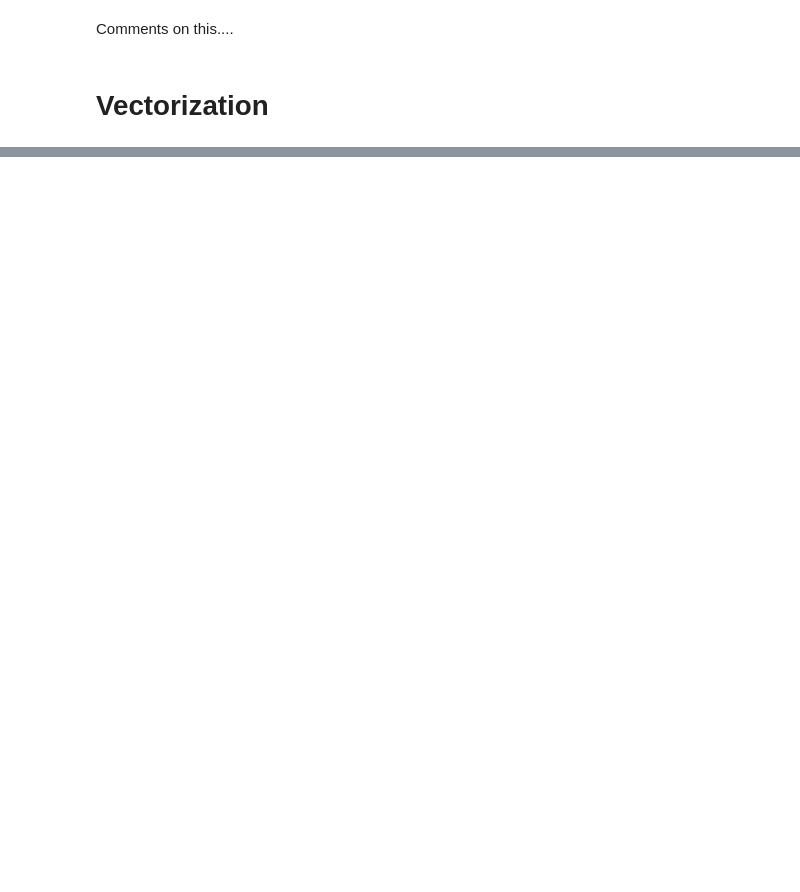
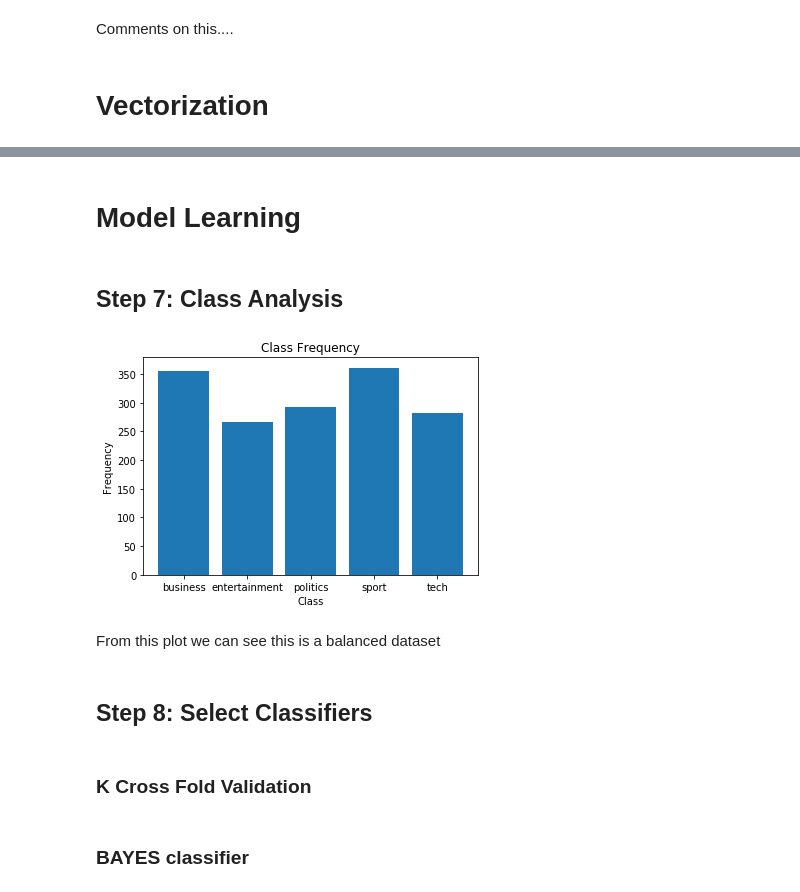
Before and after one commit to L-brierton/Text-Analytics-College-Project, a Jupyter notebook: Homework 2.ipynb, the cells around one changed output, grey strips where cells are left out. Drawn from its saved outputs; the diff is of its cells as text; code cells hidden in the pictures; blank space fills up the shorter version.

```diff
--- a/Homework 2.ipynb
+++ b/Homework 2.ipynb
@@ -405,0 +486,24 @@ tfidf_out
+# %% [markdown]
+# Model Learning
+# %% [markdown]
+## Step 7: Class Analysis
+# %%
+labels_train = df_handle['category']
+# %%
+import matplotlib.pyplot as plt
+
+unique, counts = np.unique(labels_train, return_counts=True)
+
+plt.bar(unique,counts)
+plt.title('Class Frequency')
+plt.xlabel('Class')
+plt.ylabel('Frequency')
+plt.show()
+# %% [output]
+[figure, added]
+# %% [markdown]
+From this plot we can see this is a balanced dataset
+# %% [markdown]
+## Step 8: Select Classifiers
+# %% [markdown]
+### K Cross Fold Validation
@@ -405,0 +514,2 @@ tfidf_out
+# %% [markdown]
+### BAYES classifier
```
Also changed, not shown: parts of 54 cells of this notebook.
